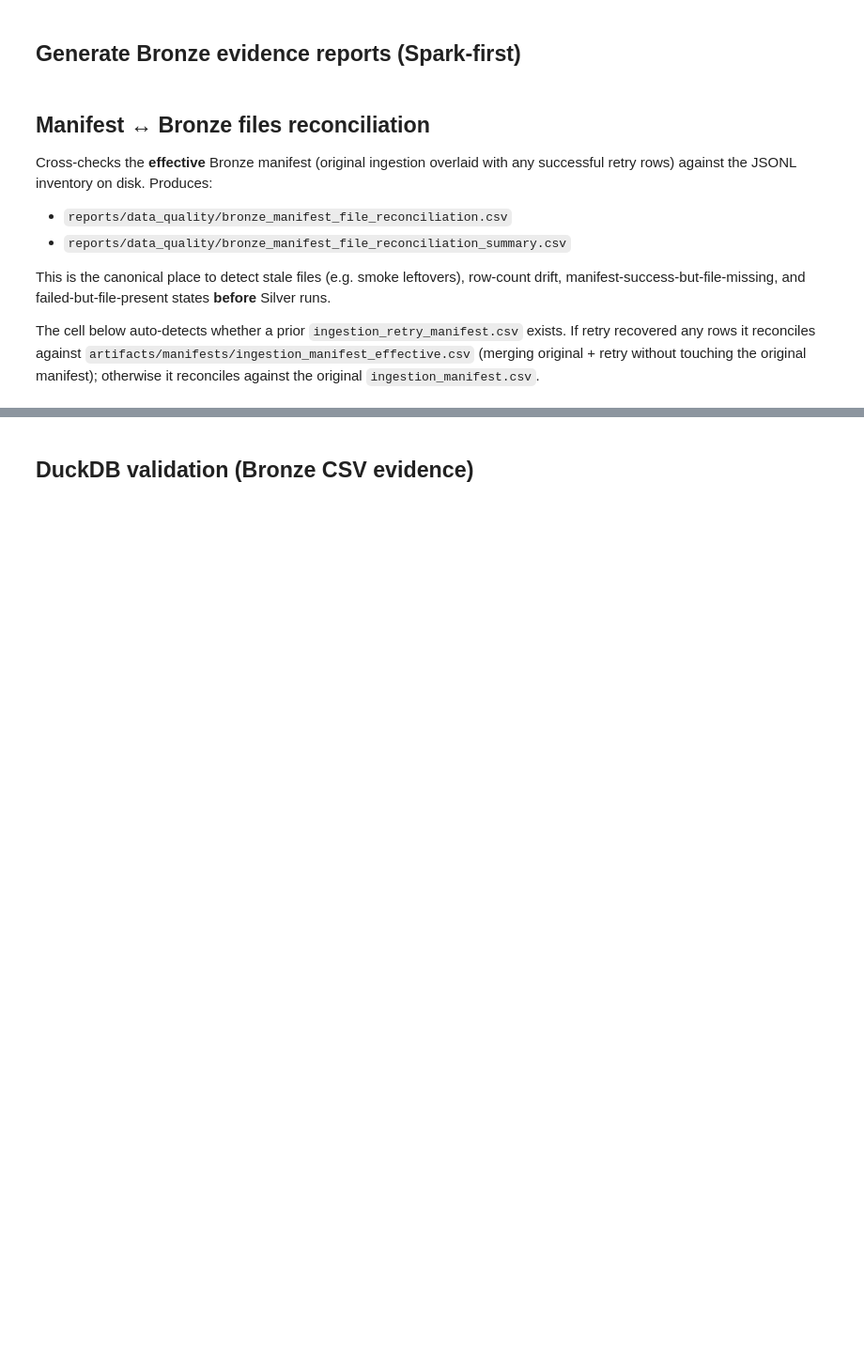
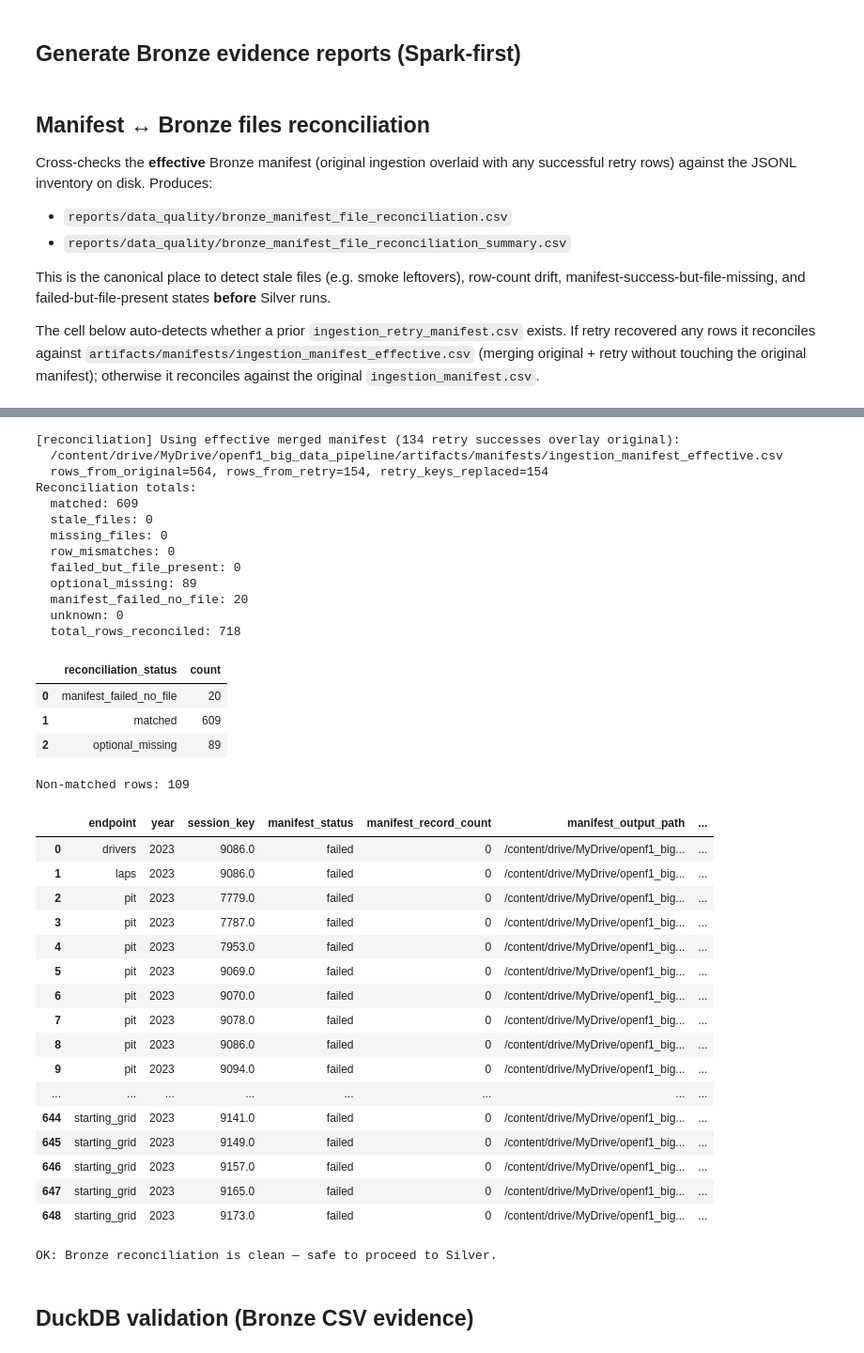
Before and after one commit to dk546/openf1-big-data-pipeline, a Jupyter notebook: notebooks/01_ingestion_bronze.ipynb, the cells around one changed output, grey strips where cells are left out. Shown at 94% size. Saved outputs shown, nothing was run; the diff lists cells and outputs as text; code cells hidden in the pictures; blank space fills up the shorter version.

```diff
--- a/notebooks/01_ingestion_bronze.ipynb
+++ b/notebooks/01_ingestion_bronze.ipynb
@@ -222,10 +254,23 @@ against the original `ingestion_manifest.csv`.
 # %%
 from openf1_pipeline.bronze.build_bronze import (
     generate_bronze_reconciliation_reports,
+    generate_bronze_reports
 )
 from openf1_pipeline.ingestion.ingest import (
     summarize_retry_manifest,
     write_effective_manifest_after_retry,
+)
+import pandas as pd
+
+# Ensure report_result is defined for this cell's execution.
+# In a standard notebook flow, this would be defined in cell FMIGOm2t2vxK.
+report_result = generate_bronze_reports(
+    bronze_dir=get_bronze_dir(),
+    data_quality_reports_dir=get_data_quality_reports_dir(),
+    schemas_dir=get_schemas_dir(),
+    engine=BRONZE_REPORT_ENGINE,
+    spark=spark,
+    allow_fallback=ALLOW_FALLBACK,
 )
 
 _original_manifest_path = get_manifests_dir() / "ingestion_manifest.csv"
@@ -336,3 +381,4 @@ if blocking:
     )
 else:
     print("\nOK: Bronze reconciliation is clean — safe to proceed to Silver.")
+# %% [output]
@@ -339,3 +396,39 @@ else:
+[reconciliation] Using effective merged manifest (134 retry successes overlay original):
+  /content/drive/MyDrive/openf1_big_data_pipeline/artifacts/manifests/ingestion_manifest_effective.csv
+  rows_from_original=564, rows_from_retry=154, retry_keys_replaced=154
+Reconciliation totals:
+  matched: 609
+  stale_files: 0
+  missing_files: 0
+  row_mismatches: 0
+  failed_but_file_present: 0
+  optional_missing: 89
+  manifest_failed_no_file: 20
+  unknown: 0
+  total_rows_reconciled: 718
+|  | reconciliation_status | count |
+| 0 | manifest_failed_no_file | 20 |
+| 1 | matched | 609 |
+| 2 | optional_missing | 89 |
+Non-matched rows: 109
+|  | endpoint | year | session_key | manifest_status | manifest_record_count | manifest_output_path | ... |
+| 0 | drivers | 2023 | 9086.0 | failed | 0 | /content/drive/MyDrive/openf1_big... | ... |
+| 1 | laps | 2023 | 9086.0 | failed | 0 | /content/drive/MyDrive/openf1_big... | ... |
+| 2 | pit | 2023 | 7779.0 | failed | 0 | /content/drive/MyDrive/openf1_big... | ... |
+| 3 | pit | 2023 | 7787.0 | failed | 0 | /content/drive/MyDrive/openf1_big... | ... |
+| 4 | pit | 2023 | 7953.0 | failed | 0 | /content/drive/MyDrive/openf1_big... | ... |
+| 5 | pit | 2023 | 9069.0 | failed | 0 | /content/drive/MyDrive/openf1_big... | ... |
+| 6 | pit | 2023 | 9070.0 | failed | 0 | /content/drive/MyDrive/openf1_big... | ... |
+| 7 | pit | 2023 | 9078.0 | failed | 0 | /content/drive/MyDrive/openf1_big... | ... |
+| 8 | pit | 2023 | 9086.0 | failed | 0 | /content/drive/MyDrive/openf1_big... | ... |
+| 9 | pit | 2023 | 9094.0 | failed | 0 | /content/drive/MyDrive/openf1_big... | ... |
+| ... | ... | ... | ... | ... | ... | ... | ... |
+| 644 | starting_grid | 2023 | 9141.0 | failed | 0 | /content/drive/MyDrive/openf1_big... | ... |
+| 645 | starting_grid | 2023 | 9149.0 | failed | 0 | /content/drive/MyDrive/openf1_big... | ... |
+| 646 | starting_grid | 2023 | 9157.0 | failed | 0 | /content/drive/MyDrive/openf1_big... | ... |
+| 647 | starting_grid | 2023 | 9165.0 | failed | 0 | /content/drive/MyDrive/openf1_big... | ... |
+| 648 | starting_grid | 2023 | 9173.0 | failed | 0 | /content/drive/MyDrive/openf1_big... | ... |
+OK: Bronze reconciliation is clean — safe to proceed to Silver.
 # %% [markdown]
 ## DuckDB validation (Bronze CSV evidence)
 # %%
```
Also changed, not shown: parts of 9 cells of this notebook.
